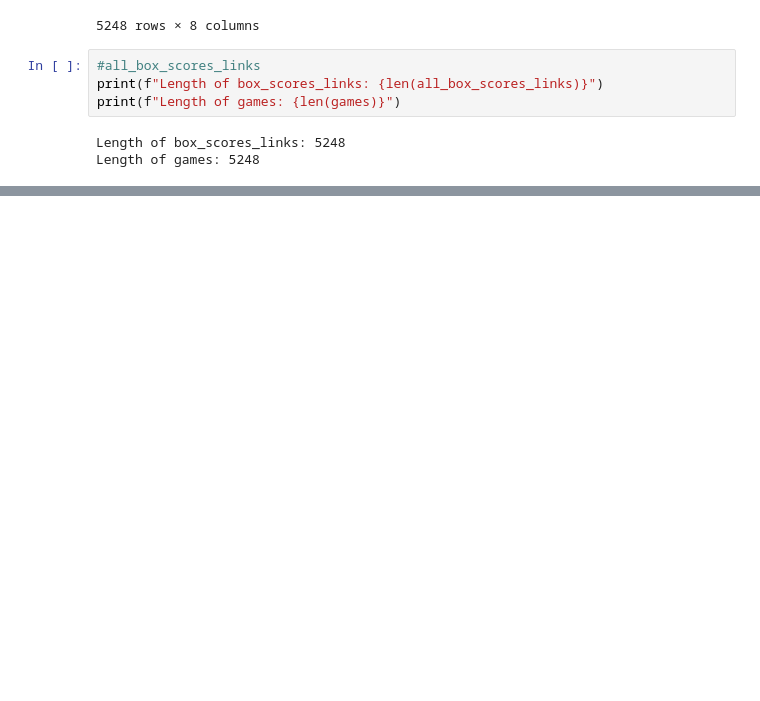
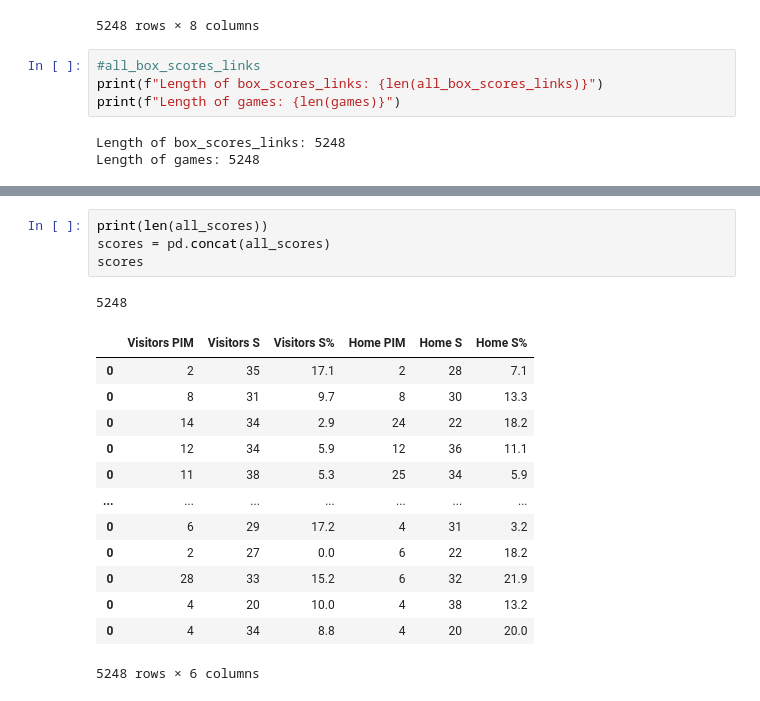
Before and after one commit to vblais12/NHL_stats_predictor, a Jupyter notebook: Data/Scraping.ipynb, the cells around one changed output, grey strips where cells are left out. Cells and saved outputs as stored; diff of their text form; blank space fills up the shorter version.

```diff
--- a/Data/Scraping.ipynb
+++ b/Data/Scraping.ipynb
@@ -173 +181,20 @@ File Cached. Excellent. Moving right along...
 5248
+# %%
+print(len(all_scores))
+scores = pd.concat(all_scores)
+scores
+# %% [output]
+5248
+|  | Visitors PIM | Visitors S | Visitors S% | Home PIM | Home S | Home S% |
+| 0 | 2 | 35 | 17.1 | 2 | 28 | 7.1 |
+| 0 | 8 | 31 | 9.7 | 8 | 30 | 13.3 |
+| 0 | 14 | 34 | 2.9 | 24 | 22 | 18.2 |
+| 0 | 12 | 34 | 5.9 | 12 | 36 | 11.1 |
+| 0 | 11 | 38 | 5.3 | 25 | 34 | 5.9 |
+| ... | ... | ... | ... | ... | ... | ... |
+| 0 | 6 | 29 | 17.2 | 4 | 31 | 3.2 |
+| 0 | 2 | 27 | 0.0 | 6 | 22 | 18.2 |
+| 0 | 28 | 33 | 15.2 | 6 | 32 | 21.9 |
+| 0 | 4 | 20 | 10.0 | 4 | 38 | 13.2 |
+| 0 | 4 | 34 | 8.8 | 4 | 20 | 20.0 |
+5248 rows × 6 columns
```
Also changed, not shown: parts of 6 cells of this notebook.
